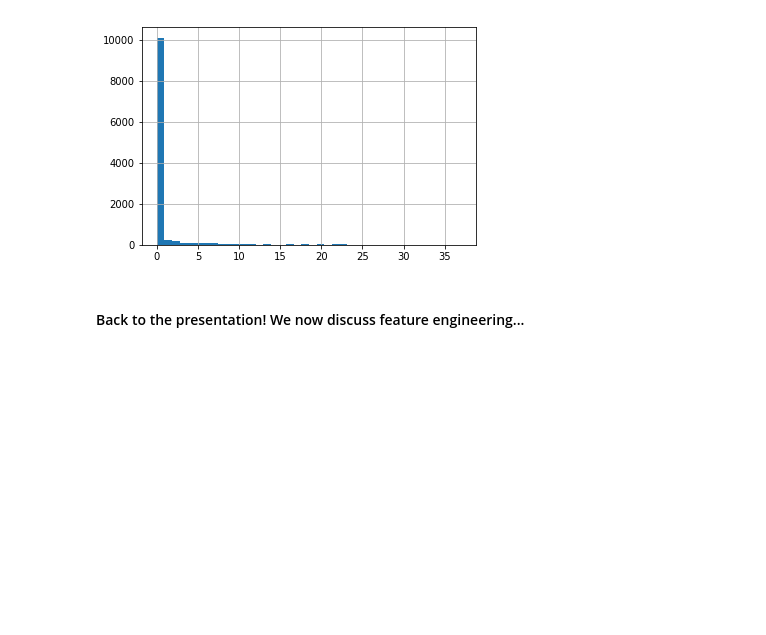
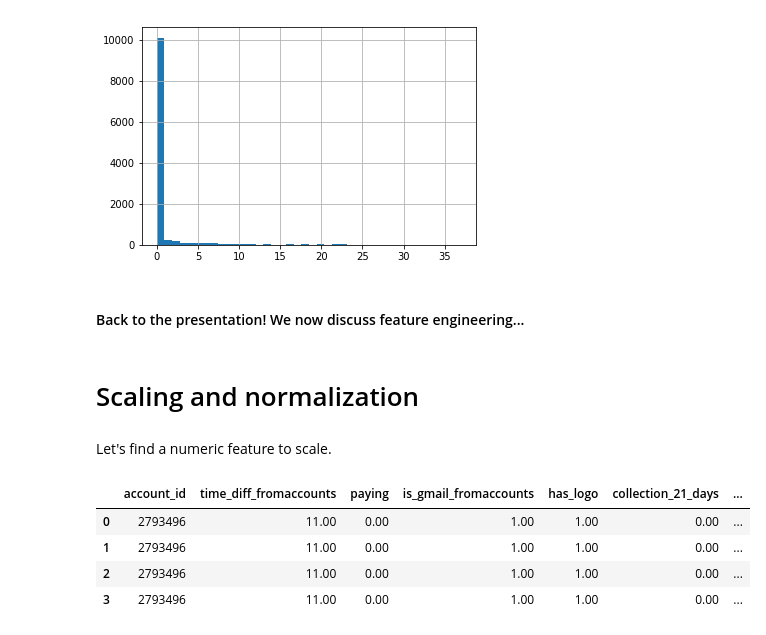
Before and after one commit to DataHackIL/DataLearn-ML-Intro-2019, a Jupyter notebook: part_5.Preprocessing.ipynb, the cells around one changed output. Saved outputs shown, nothing was run; the diff lists cells and outputs as text; code cells hidden in the pictures; blank space fills up the shorter version.

```diff
--- a/part_5.Preprocessing.ipynb
+++ b/part_5.Preprocessing.ipynb
@@ -253,3 +253,7 @@ df.raw_events[df.raw_events<40].hist(bins=40)
 [figure]
 # %% [markdown]
 #### Back to the presentation! We now discuss feature engineering...
+# %% [markdown]
+# Scaling and normalization
+# %% [markdown]
+Let's find a numeric feature to scale.
@@ -255,0 +262,8 @@ df.raw_events[df.raw_events<40].hist(bins=40)
+# %%
+ndf.head(4)
+# %% [output]
+|  | account_id | time_diff_fromaccounts | paying | is_gmail_fromaccounts | has_logo | collection_21_days | ... |
+| 0 | 2793496 | 11.00 | 0.00 | 1.00 | 1.00 | 0.00 | ... |
+| 1 | 2793496 | 11.00 | 0.00 | 1.00 | 1.00 | 0.00 | ... |
+| 2 | 2793496 | 11.00 | 0.00 | 1.00 | 1.00 | 0.00 | ... |
+| 3 | 2793496 | 11.00 | 0.00 | 1.00 | 1.00 | 0.00 | ... |
```
Also changed, not shown: parts of 10 cells of this notebook.
